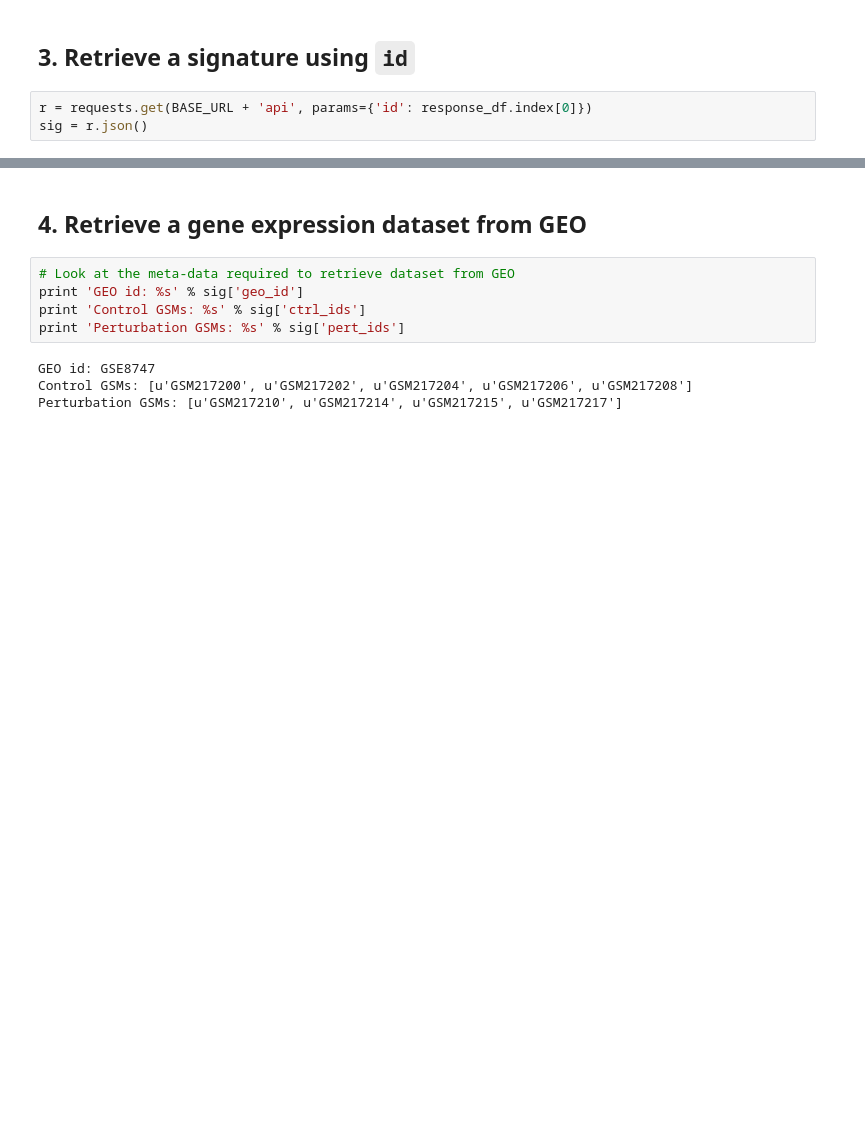
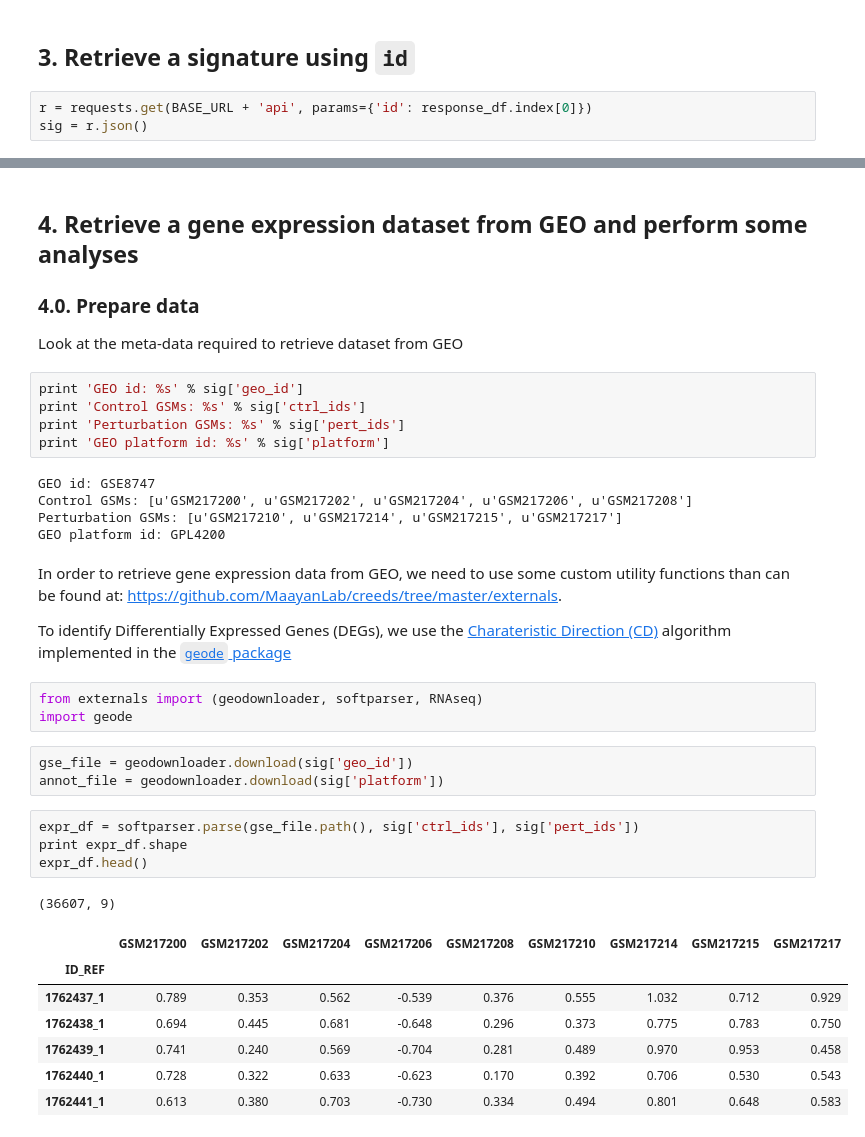
Before and after one commit to MaayanLab/creeds, a Jupyter notebook: Example_API_usage.ipynb, the cells around one changed output, grey strips where cells are left out. Drawn from its saved outputs; the diff is of its cells as text; blank space fills up the shorter version.

```diff
--- a/Example_API_usage.ipynb
+++ b/Example_API_usage.ipynb
@@ -69,11 +83,37 @@ print sig.keys()
 # %% [markdown]
-## 4. Retrieve a gene expression dataset from GEO
+## 4. Retrieve a gene expression dataset from GEO and perform some analyses
+### 4.0. Prepare data
+Look at the meta-data required to retrieve dataset from GEO
 # %%
-# Look at the meta-data required to retrieve dataset from GEO
 print 'GEO id: %s' % sig['geo_id']
 print 'Control GSMs: %s' % sig['ctrl_ids']
 print 'Perturbation GSMs: %s' % sig['pert_ids']
+print 'GEO platform id: %s' % sig['platform']
 # %% [output]
 GEO id: GSE8747
 Control GSMs: [u'GSM217200', u'GSM217202', u'GSM217204', u'GSM217206', u'GSM217208']
 Perturbation GSMs: [u'GSM217210', u'GSM217214', u'GSM217215', u'GSM217217']
+GEO platform id: GPL4200
+# %% [markdown]
+In order to retrieve gene expression data from GEO, we need to use some custom utility functions than can be found at: https://github.com/MaayanLab/creeds/tree/master/externals.
+
+To identify Differentially Expressed Genes (DEGs), we use the [Charateristic Direction (CD)](http://bmcbioinformatics.biomedcentral.com/articles/10.1186/1471-2105-15-79) algorithm implemented in the [`geode` package](https://github.com/wangz10/geode)
+# %%
+from externals import (geodownloader, softparser, RNAseq)
+import geode
+# %%
+gse_file = geodownloader.download(sig['geo_id'])
+annot_file = geodownloader.download(sig['platform'])
+# %%
+expr_df = softparser.parse(gse_file.path(), sig['ctrl_ids'], sig['pert_ids'])
+print expr_df.shape
+expr_df.head()
+# %% [output]
+(36607, 9)
+|  | GSM217200 | GSM217202 | GSM217204 | GSM217206 | GSM217208 | GSM217210 | GSM217214 | GSM217215 | GSM217217 |
+| ID_REF |  |  |  |  |  |  |  |  |  |
+| 1762437_1 | 0.789 | 0.353 | 0.562 | -0.539 | 0.376 | 0.555 | 1.032 | 0.712 | 0.929 |
+| 1762438_1 | 0.694 | 0.445 | 0.681 | -0.648 | 0.296 | 0.373 | 0.775 | 0.783 | 0.750 |
+| 1762439_1 | 0.741 | 0.240 | 0.569 | -0.704 | 0.281 | 0.489 | 0.970 | 0.953 | 0.458 |
+| 1762440_1 | 0.728 | 0.322 | 0.633 | -0.623 | 0.170 | 0.392 | 0.706 | 0.530 | 0.543 |
+| 1762441_1 | 0.613 | 0.380 | 0.703 | -0.730 | 0.334 | 0.494 | 0.801 | 0.648 | 0.583 |
```
Also changed, not shown: parts of 17 cells of this notebook, 1 other file.
